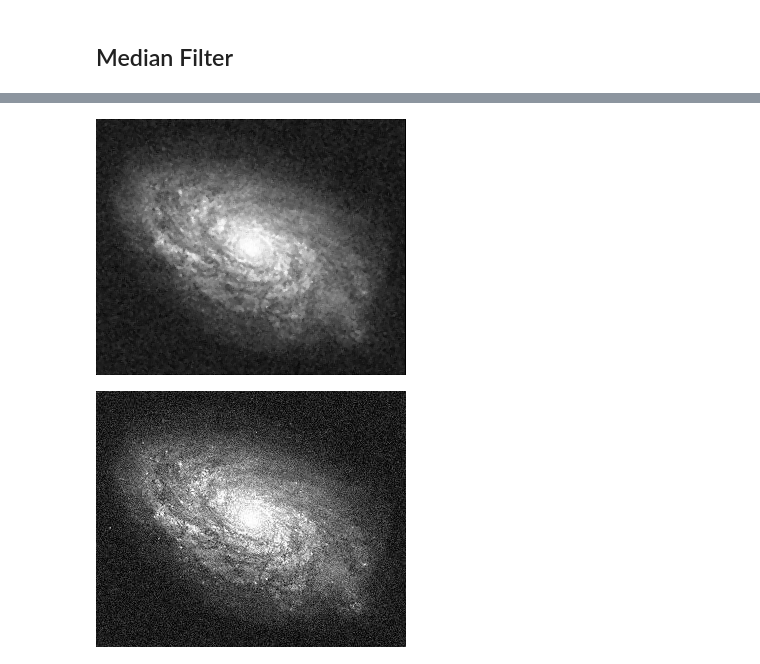
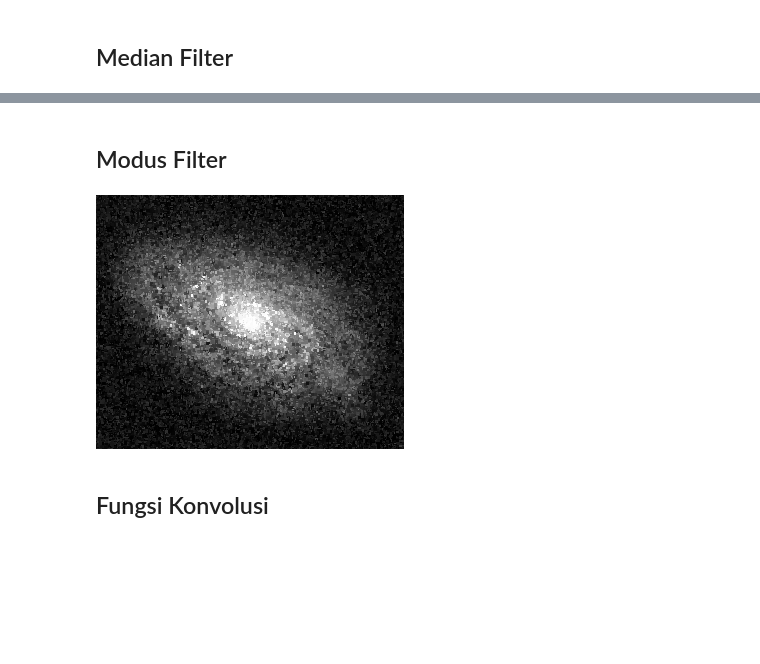
Before and after one commit to AchmadWibawa/PCVK, a Jupyter notebook: UTS.ipynb, the cells around one changed output, grey strips where cells are left out. Saved outputs shown, nothing was run; the diff lists cells and outputs as text; code cells hidden in the pictures; blank space fills up the shorter version.

```diff
--- a/UTS.ipynb
+++ b/UTS.ipynb
@@ -44,0 +79,27 @@ def median_filter(data, filter_size):
+# %% [markdown]
+## Modus Filter
+# %%
+def modus_filter(data, kernel_size):
+    height, width = data.shape
+    kernel_height, kernel_width = kernel_size, kernel_size
+    output_height = height - kernel_height + 1
+    output_width = width - kernel_width + 1
+
+    output_image = np.zeros((output_height, output_width), dtype=data.dtype)
+
+    for y in range(output_height):
+        for x in range(output_width):
+            kernel = data[y:y+kernel_height, x:x+kernel_width].flatten()
+            output_image[y, x] = np.bincount(kernel).argmax()
+
+    output_image = output_image.astype(data.dtype)
+
+    return output_image
+
+kernel_modus = 3
+modusF = modus_filter(img_gray, kernel_modus)
+cv2_imshow(modusF)
+# %% [output]
+[figure, added]
+# %% [markdown]
+## Fungsi Konvolusi
@@ -48,12 +125,0 @@ img_gray = cv.cvtColor(img, cv.COLOR_BGR2GRAY)
-# %%
-img_1 = median_filter(img_gray, 3)
-
-arr = np.array(img_gray)
-removed_noise = median_filter(arr, 3)
-img_filter = im.fromarray(removed_noise)
-
-img_filter.show()
-cv2_imshow(img_gray)
-# %% [output]
-[figure, removed]
-[figure, removed]
```
Also changed, not shown: parts of 13 cells of this notebook.
